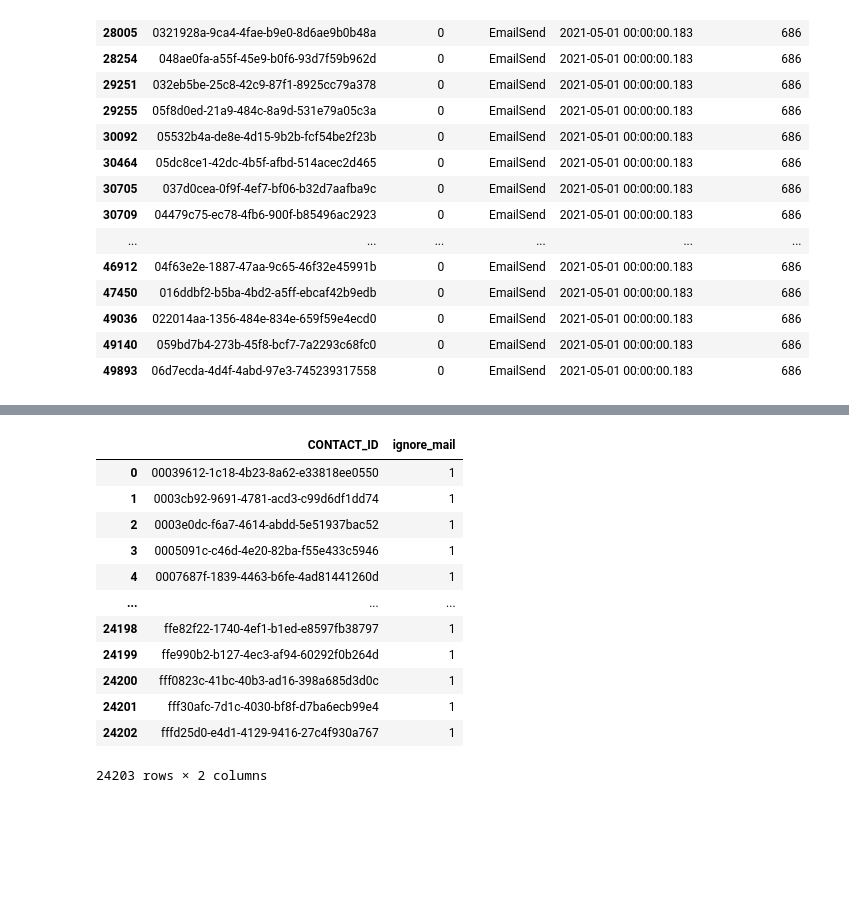
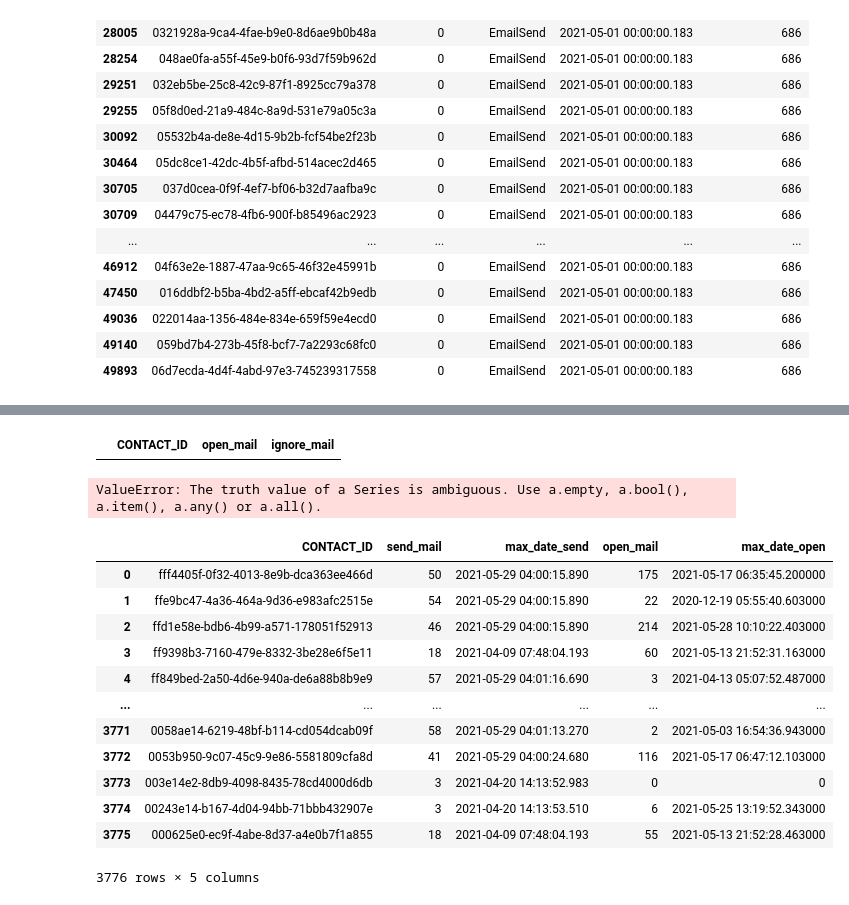
Before and after one commit to IvanovNA01/test_task_junior, a Jupyter notebook: test_to_jun1.ipynb, the cells around one changed output, grey strips where cells are left out. Saved outputs shown, nothing was run; the diff lists cells and outputs as text; code cells hidden in the pictures; blank space fills up the shorter version.

Commit message:
add max date and merge meil

```diff
--- a/test_to_jun1.ipynb
+++ b/test_to_jun1.ipynb
@@ -218,0 +227,4 @@ company_mail_send  = company_mail_send.loc[company_mail_send.ID_mail_company.isi
+# %%
+send_mail = company_mail_send.groupby('CONTACT_ID', as_index=False).aggregate({"ASSET_ID": "count", "full_date_send": "max"})
+send_mail = send_mail.rename(columns = {"ASSET_ID":"send_mail", "full_date_send":"max_date_send"}).sort_values("CONTACT_ID", ascending=False)
+send_mail
@@ -269,16 +318,39 @@ open_mail
-# %%
-ignore_mail
-# %% [output]
-|  | CONTACT_ID | ignore_mail |
-| 0 | 00039612-1c18-4b23-8a62-e33818ee0550 | 1 |
-| 1 | 0003cb92-9691-4781-acd3-c99d6df1dd74 | 1 |
-| 2 | 0003e0dc-f6a7-4614-abdd-5e51937bac52 | 1 |
-| 3 | 0005091c-c46d-4e20-82ba-f55e433c5946 | 1 |
-| 4 | 0007687f-1839-4463-b6fe-4ad81441260d | 1 |
-| ... | ... | ... |
-| 24198 | ffe82f22-1740-4ef1-b1ed-e8597fb38797 | 1 |
-| 24199 | ffe990b2-b127-4ec3-af94-60292f0b264d | 1 |
-| 24200 | fff0823c-41bc-40b3-ad16-398a685d3d0c | 1 |
-| 24201 | fff30afc-7d1c-4030-bf8f-d7ba6ecb99e4 | 1 |
-| 24202 | fffd25d0-e4d1-4129-9416-27c4f930a767 | 1 |
-24203 rows × 2 columns
+# %%
+# множества не пересекаются - следовательно те кто получал и открывал письма, и те кто не открывал разные люди
+# также можно заметить, что все кто не открыл письмо сделали это 1 раз, значит не имеют статистической значимости
+# и их можно не учитывать...
+chance_to_open
+# %% [output]
+|  | CONTACT_ID | open_mail | ignore_mail |
+# %%
+received_mail = received_mail.loc[received_mail.ASSET_ID > 0]
+received_mail['ACTIVITY_DATE'] = pd.to_datetime(received_mail.ACTIVITY_DATE, infer_datetime_format=True)
+#received_mail.loc[received_mail.ACTIVITY_DATE >= min_date and received_mail.ACTIVITY_DATE <= max_date]
+# %% [output]
+ValueError: The truth value of a Series is ambiguous. Use a.empty, a.bool(), a.item(), a.any() or a.all().
+# %%
+#convert to datetime format date column
+open_mail = received_mail.loc[received_mail.ASSET_ID > 0]\
+                          .groupby('CONTACT_ID', as_index=False)\
+                          .aggregate({"ASSET_ID": "count", "ACTIVITY_DATE": "max"})
+open_mail = open_mail.rename(columns={"ASSET_ID":"open_mail","ACTIVITY_DATE":"max_date_open"}).sort_values("CONTACT_ID", ascending=False)
+# %%
+chance_to_open = send_mail.merge(open_mail, on='CONTACT_ID', how='outer')
+# %%
+chance_to_open = chance_to_open.fillna(0)
+chance_to_open.open_mail = chance_to_open.open_mail.astype(int)
+chance_to_open
+# %% [output]
+|  | CONTACT_ID | send_mail | max_date_send | open_mail | max_date_open |
+| 0 | fff4405f-0f32-4013-8e9b-dca363ee466d | 50 | 2021-05-29 04:00:15.890 | 175 | 2021-05-17 06:35:45.200000 |
+| 1 | ffe9bc47-4a36-464a-9d36-e983afc2515e | 54 | 2021-05-29 04:00:15.890 | 22 | 2020-12-19 05:55:40.603000 |
+| 2 | ffd1e58e-bdb6-4b99-a571-178051f52913 | 46 | 2021-05-29 04:00:15.890 | 214 | 2021-05-28 10:10:22.403000 |
+| 3 | ff9398b3-7160-479e-8332-3be28e6f5e11 | 18 | 2021-04-09 07:48:04.193 | 60 | 2021-05-13 21:52:31.163000 |
+| 4 | ff849bed-2a50-4d6e-940a-de6a88b8b9e9 | 57 | 2021-05-29 04:01:16.690 | 3 | 2021-04-13 05:07:52.487000 |
+| ... | ... | ... | ... | ... | ... |
+| 3771 | 0058ae14-6219-48bf-b114-cd054dcab09f | 58 | 2021-05-29 04:01:13.270 | 2 | 2021-05-03 16:54:36.943000 |
+| 3772 | 0053b950-9c07-45c9-9e86-5581809cfa8d | 41 | 2021-05-29 04:00:24.680 | 116 | 2021-05-17 06:47:12.103000 |
+| 3773 | 003e14e2-8db9-4098-8435-78cd4000d6db | 3 | 2021-04-20 14:13:52.983 | 0 | 0 |
+| 3774 | 00243e14-b167-4d04-94bb-71bbb432907e | 3 | 2021-04-20 14:13:53.510 | 6 | 2021-05-25 13:19:52.343000 |
+| 3775 | 000625e0-ec9f-4abe-8d37-a4e0b7f1a855 | 18 | 2021-04-09 07:48:04.193 | 55 | 2021-05-13 21:52:28.463000 |
+3776 rows × 5 columns
```
Also changed, not shown: parts of 12 cells of this notebook, 1 other file.
